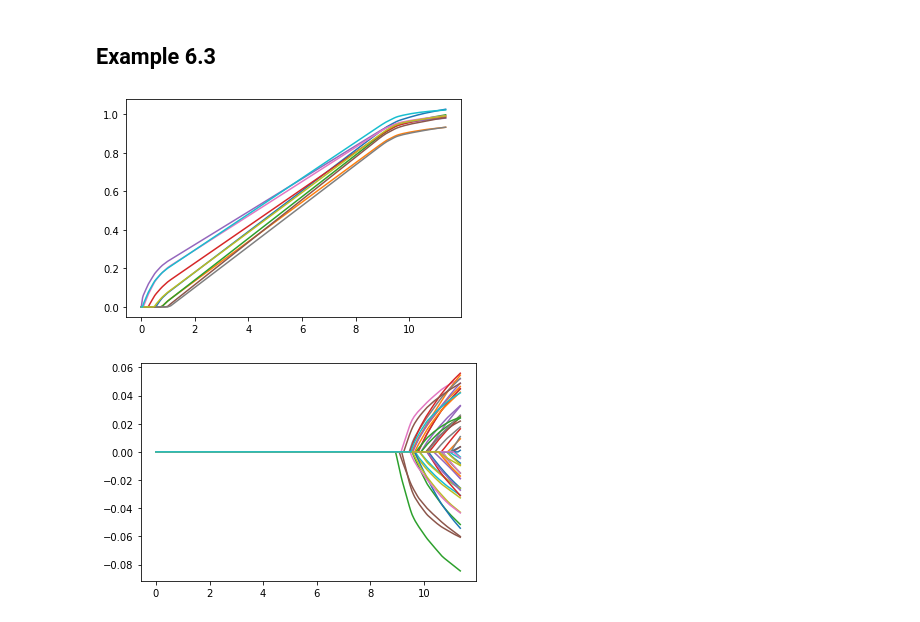
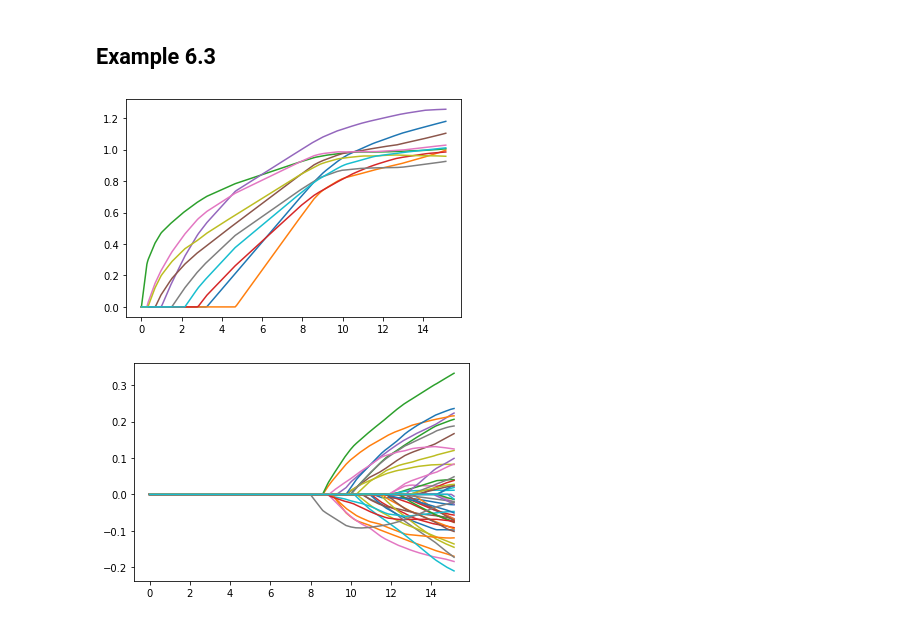
Before and after one commit to gnitnaw/Programs, a Jupyter notebook: Chapter6/Lasso.ipynb, the cells around one changed output. Saved outputs shown, nothing was run; the diff lists cells and outputs as text; code cells hidden in the pictures.

```diff
--- a/Chapter6/Lasso.ipynb
+++ b/Chapter6/Lasso.ipynb
@@ -122,37 +122,37 @@ plt.show()
 # %% [markdown]
 ## Example 6.3
 # %%
-N = 1000
+N = 150
 Ng = 1000
 p = 60
 p_true = 10
 beta = np.concatenate((np.ones(p_true), np.zeros(p-p_true)))
 p_est = np.zeros((Ng, p))
 XX = np.random.randn(N,p)
 YY = XX @ beta + np.random.randn((N))
 
 gg = np.linspace(-4, 2, num=Ng)
 gg = np.power(10,gg)
 
 for i in range(Ng):
   clf = linear_model.Lasso(gg[i])
   clf.fit(XX,YY)
   p_est[i] = clf.coef_
 
 
 pnorm = np.linalg.norm(p_est, axis=1, ord=1)
 
 for i in range(p_true):
     plt.plot(pnorm, p_est.T[i], '-')
 
 #plt.xscale('log')
 plt.show()
 
 for i in range(p-p_true):
     plt.plot(pnorm, p_est.T[i+p_true], '-')
 
 #plt.xscale('log')
 plt.show()
 # %% [output]
-[figure, old version]
+[figure, new version]
-[figure, old version]
+[figure, new version]
```
